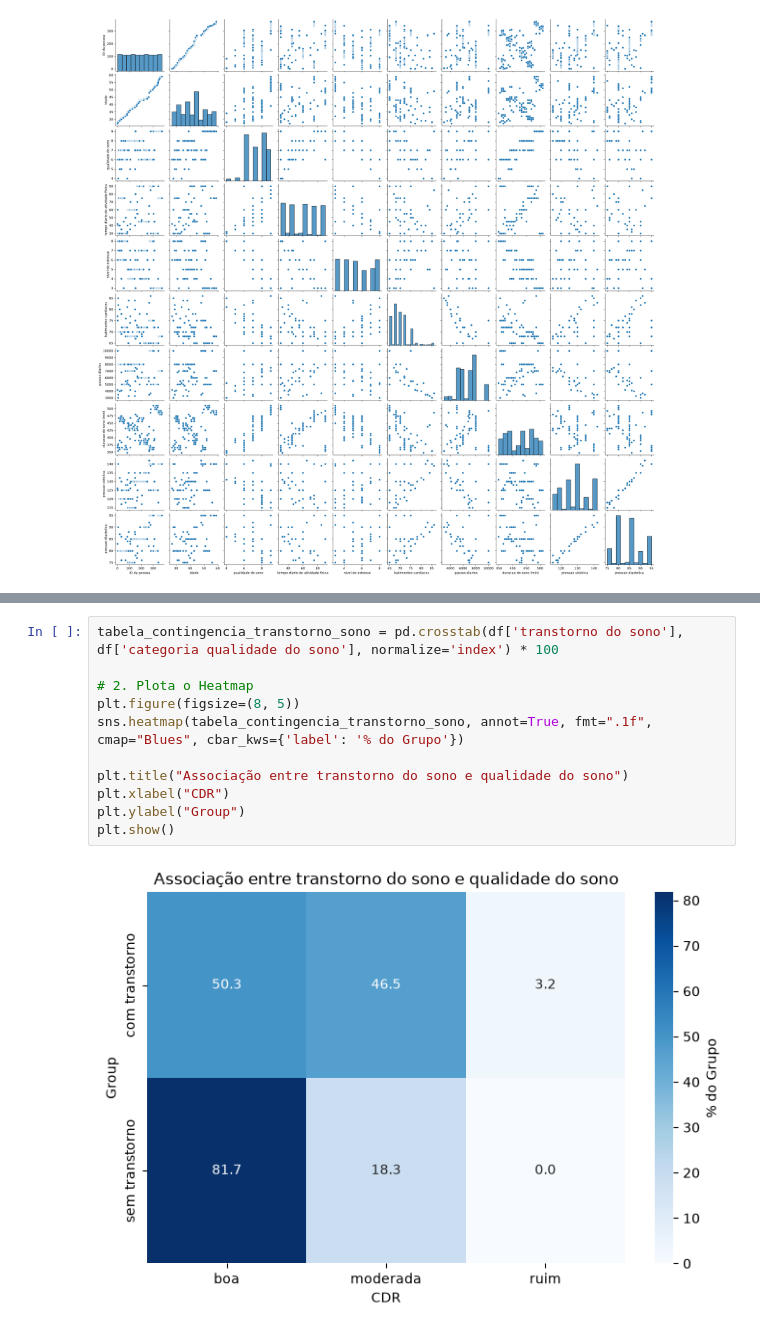
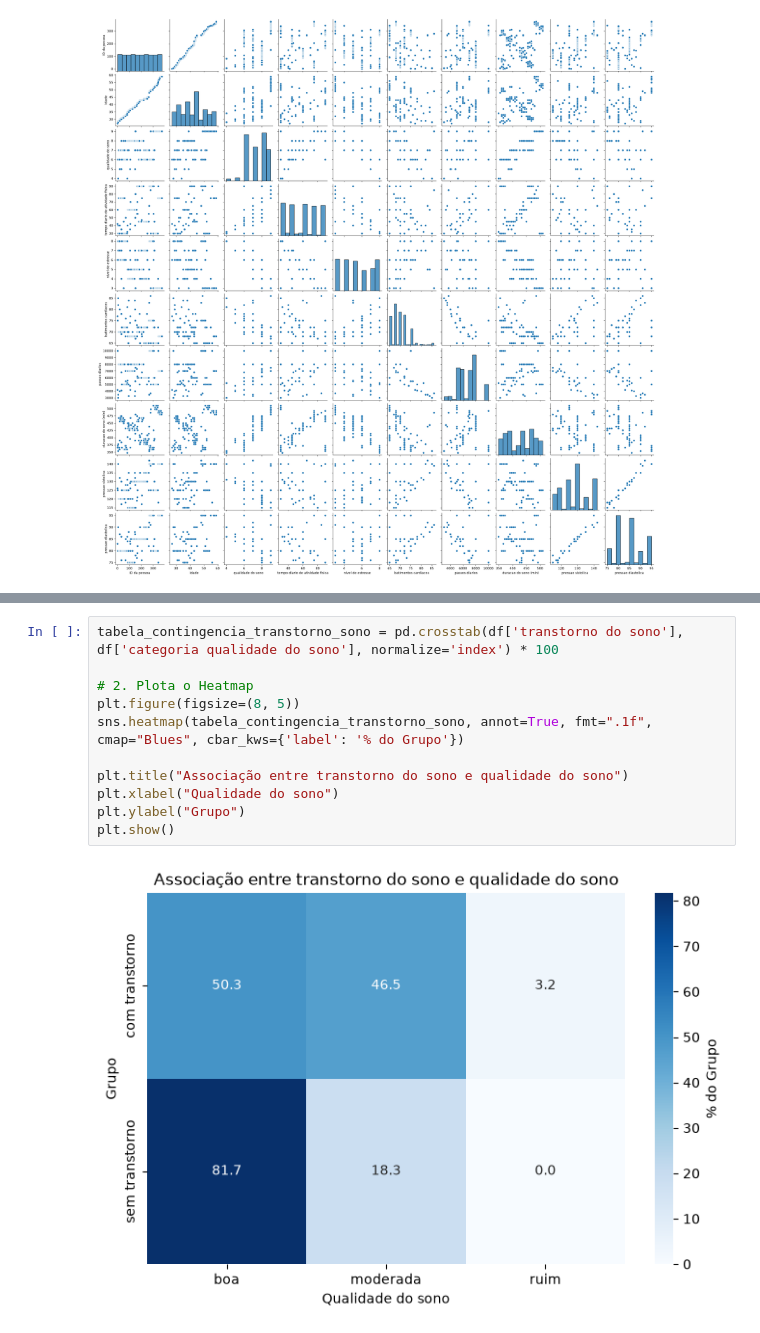
Before and after one commit to squad-ada-lovelace/Desafio_07-Desafio-final, a Jupyter notebook: notebook/02_notebook_claudia_EDA.ipynb, the cells around one changed output, grey strips where cells are left out. Drawn from its saved outputs; the diff is of its cells as text.

```diff
--- a/notebook/notebook_claudia_EDA.ipynb
+++ b/notebook/02_notebook_claudia_EDA.ipynb
@@ -157,13 +158,13 @@ plt.show()
 # %%
 tabela_contingencia_transtorno_sono = pd.crosstab(df['transtorno do sono'], df['categoria qualidade do sono'], normalize='index') * 100
 
 # 2. Plota o Heatmap
 plt.figure(figsize=(8, 5))
 sns.heatmap(tabela_contingencia_transtorno_sono, annot=True, fmt=".1f", cmap="Blues", cbar_kws={'label': '% do Grupo'})
 
 plt.title("Associação entre transtorno do sono e qualidade do sono")
-plt.xlabel("CDR")
-plt.ylabel("Group")
+plt.xlabel("Qualidade do sono")
+plt.ylabel("Grupo")
 plt.show()
 # %% [output]
-[figure, old version]
+[figure, new version]
```
Also changed, not shown: parts of 16 cells of this notebook, 4 other files.
